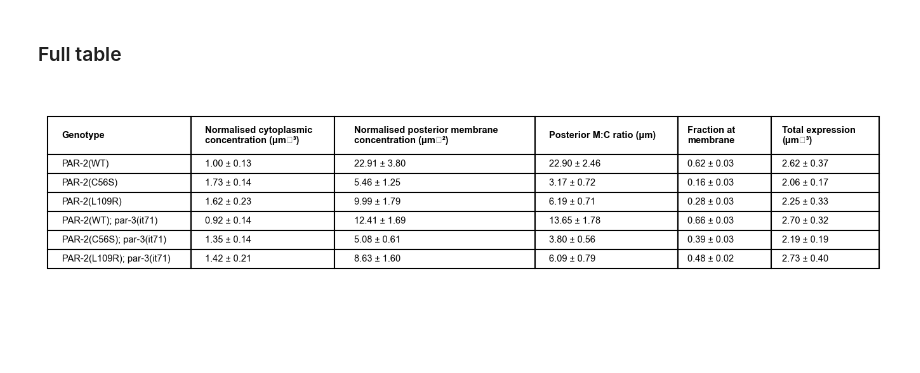
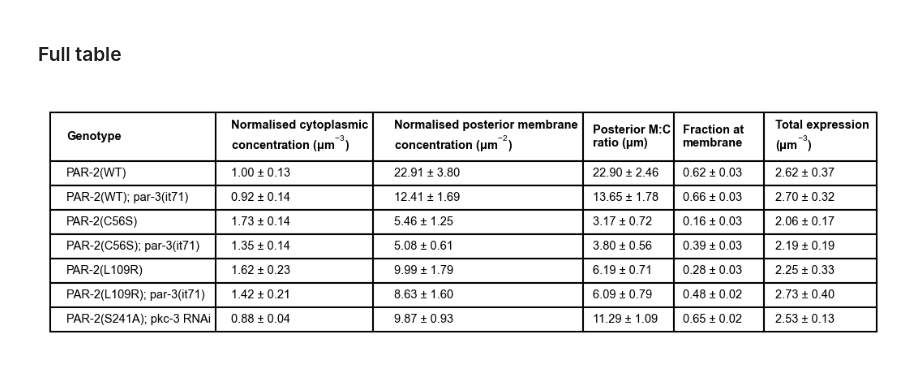
Before and after one commit to goehringlab/2023-Bland-bioRxiv, a Jupyter notebook: scripts/Analysis/QuantificationSummaryTable/ResultsTable.ipynb, the cells around one changed output. Saved outputs shown, nothing was run; the diff lists cells and outputs as text; code cells hidden in the pictures; blank space fills up the shorter version.

Commit message:
New figure

```diff
--- a/scripts/Analysis/QuantificationSummaryTable/ResultsTable.ipynb
+++ b/scripts/Analysis/QuantificationSummaryTable/ResultsTable.ipynb
@@ -216,12 +82,44 @@ RESULTS_FULLb = pd.concat([RESULTS1b, RESULTS2b], axis=0)
+# %%
+def create_table(df):
+    # Define a dictionary to map old column names to new column names
+    column_names = {
+        "Cyt": "Normalised cytoplasmic\nconcentration (μm" + r"$^{-3}$" + ")",
+        "Mem_post": "Normalised posterior membrane\nconcentration (μm"
+        + r"$^{-2}$"
+        + ")",
+        "Ratio post": "Posterior M:C\nratio (μm)",
+        "Mem frac": "Fraction at\nmembrane",
+        "Dosage": "Total expression\n(μm" + r"$^{-3}$" + ")",
+    }
+
+    # Initialize an empty DataFrame for the results
+    RESULTS = pd.DataFrame()
+
+    # Loop over each column name
+    for old_name, new_name in column_names.items():
+        # Calculate the mean and standard deviation for the column
+        mean = df.groupby("Genotype")[old_name].mean()
+        std = df.groupby("Genotype")[old_name].std()
+
+        # Format the results and add them to the DataFrame
+        RESULTS[new_name] = mean.map("{:.2f}".format) + " ± " + std.map("{:.2f}".format)
+
+    # Sort the DataFrame by genotype
+    RESULTS = RESULTS.reindex(list(genotype_dict.values()))
+    RESULTS.insert(loc=0, column="Genotype", value=RESULTS.index)
+
+    return RESULTS
+# %%
+RESULTS_FULL = create_table(df)
 # %%
-def plot_table2(results):
+def plot_table(results):
     fig, ax = plt.subplots()
     fontsize = 7
     cell_text = []
     for row in range(len(results)):
         cell_text.append(results.iloc[row])
 
-    widths = np.array([0.2, 0.2, 0.28, 0.2, 0.13, 0.15])
+    widths = np.array([0.22, 0.21, 0.28, 0.12, 0.12, 0.15])
     tab = ax.table(
         cellText=cell_text,
         colLabels=results.columns,
@@ -239,12 +137,12 @@ def plot_table2(results):
             cellDict[(j, i)].set_height(0.1)
     tab.set_fontsize(fontsize)
     ax.axis("off")
-    fig.set_size_inches(9, 2)
+    fig.set_size_inches(7, 2)
     fig.subplots_adjust(left=0.01, right=0.98, bottom=0, top=1)
     return fig
 # %%
-fig = plot_table2(RESULTS_FULLb)
+fig = plot_table(RESULTS_FULL)
 fig.savefig("Figs/results_table.png", dpi=600, transparent=True)
 fig.savefig("Figs/results_table.pdf", transparent=True)
 # %% [output]
-[figure, old version]
+[figure, new version]
```
Also changed, not shown: parts of 9 cells of this notebook, 6 other files.
